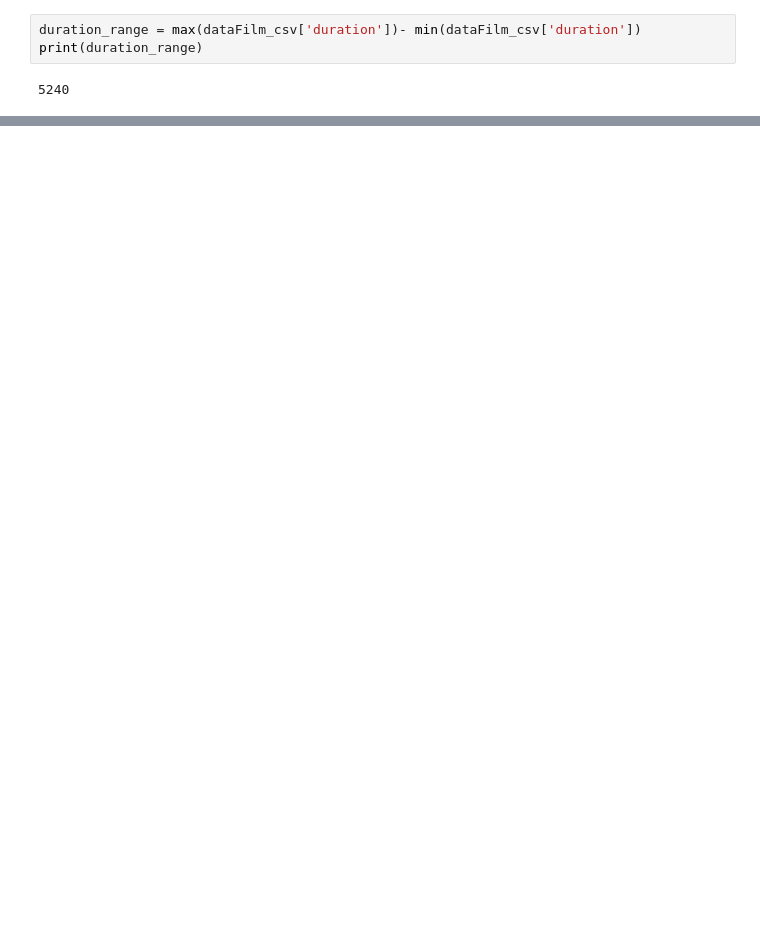
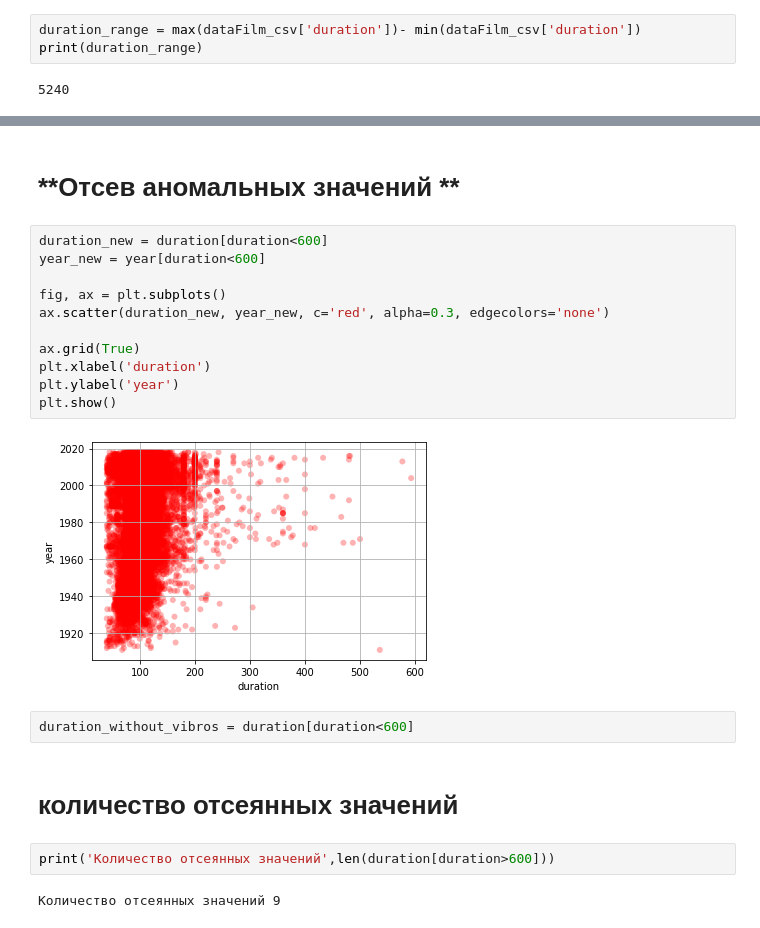
Before and after one commit to radmir02/-, a Jupyter notebook: lab1SAD.ipynb, the cells around one changed output, grey strips where cells are left out. Drawn from its saved outputs; the diff is of its cells as text; blank space fills up the shorter version.

```diff
--- a/lab1SAD.ipynb
+++ b/lab1SAD.ipynb
@@ -111,0 +140,23 @@ print(duration_range)
+# %% [markdown]
+# **Отсев аномальных значений **
+# %%
+duration_new = duration[duration<600]
+year_new = year[duration<600]
+
+fig, ax = plt.subplots()
+ax.scatter(duration_new, year_new, c='red', alpha=0.3, edgecolors='none')
+
+ax.grid(True)
+plt.xlabel('duration')
+plt.ylabel('year')
+plt.show()
+# %% [output]
+[figure, added]
+# %%
+duration_without_vibros = duration[duration<600]
+# %% [markdown]
+# **количество отсеянных значений**
+# %%
+print('Количество отсеянных значений',len(duration[duration>600]))
+# %% [output]
+Количество отсеянных значений 9
```
Also changed, not shown: parts of 11 cells of this notebook.
